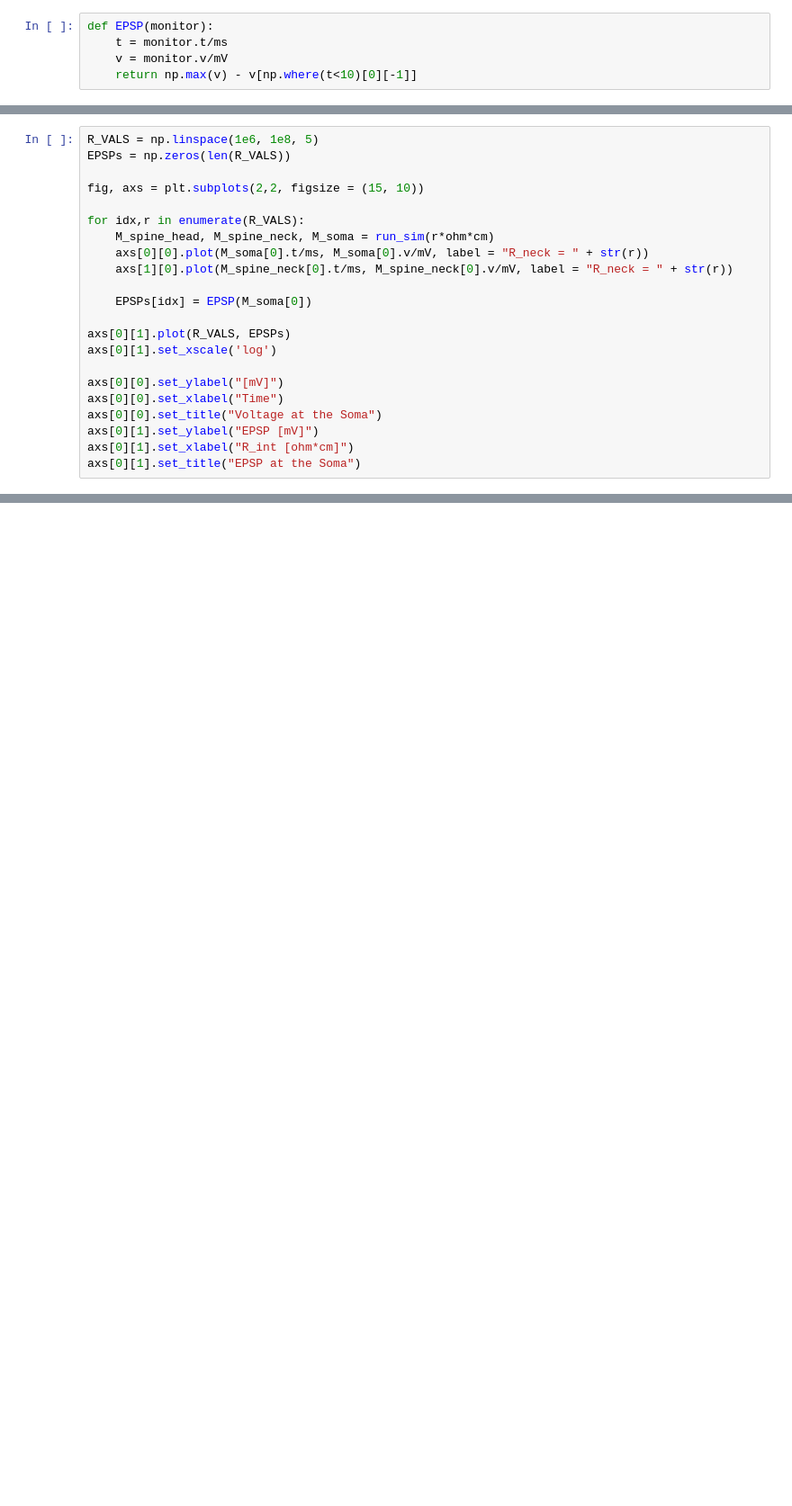
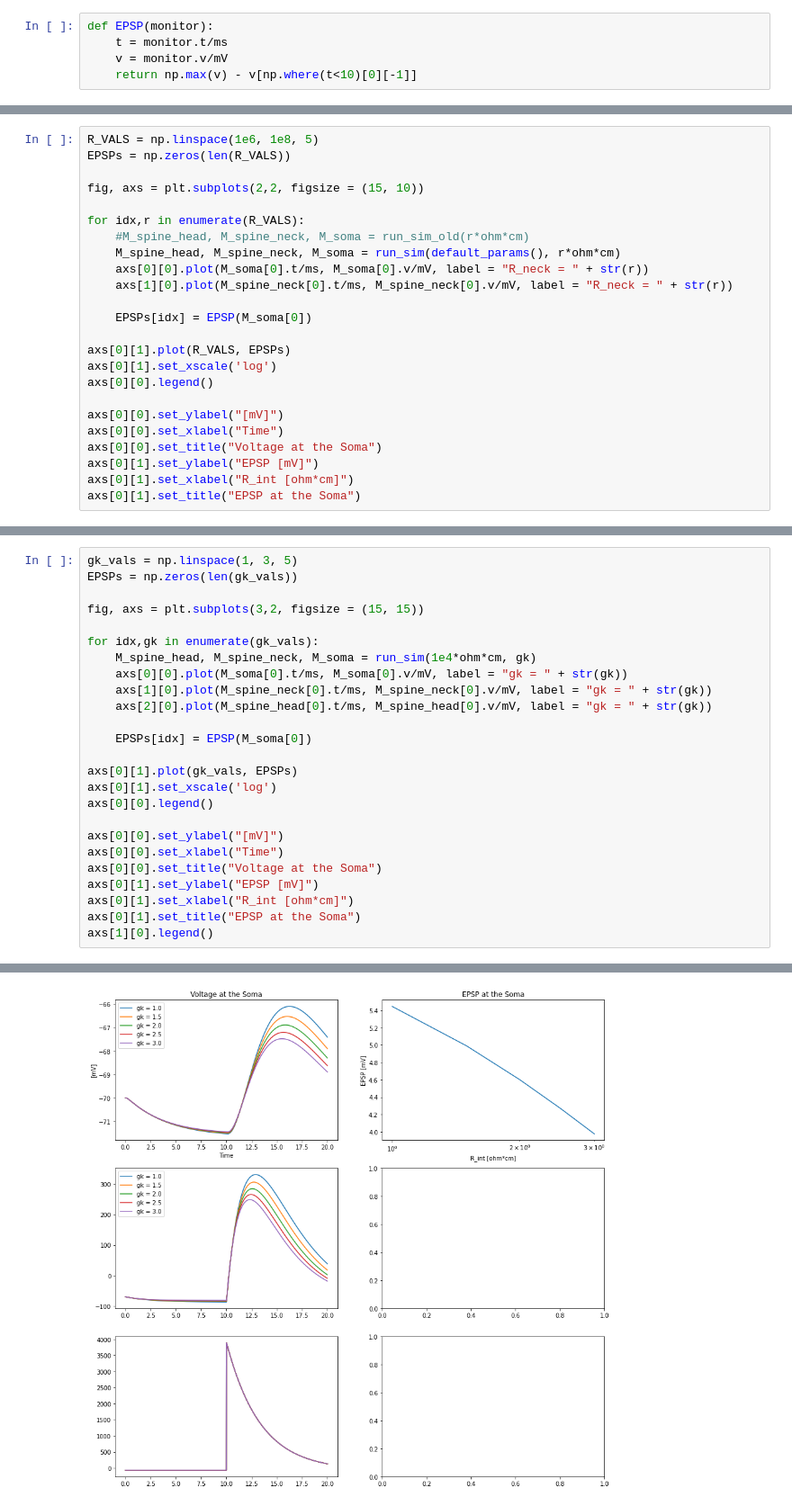
Before and after one commit to harpercho/dendritic-spines, a Jupyter notebook: simulation.ipynb, the cells around one changed output, grey strips where cells are left out. Shown at 90% size. Cells and saved outputs as stored; diff of their text form; blank space fills up the shorter version.

```diff
--- a/simulation.ipynb
+++ b/simulation.ipynb
@@ -148,7 +318,8 @@ EPSPs = np.zeros(len(R_VALS))
 fig, axs = plt.subplots(2,2, figsize = (15, 10))
 
 for idx,r in enumerate(R_VALS):
-    M_spine_head, M_spine_neck, M_soma = run_sim(r*ohm*cm)
+    #M_spine_head, M_spine_neck, M_soma = run_sim_old(r*ohm*cm)
+    M_spine_head, M_spine_neck, M_soma = run_sim(default_params(), r*ohm*cm)
     axs[0][0].plot(M_soma[0].t/ms, M_soma[0].v/mV, label = "R_neck = " + str(r))
     axs[1][0].plot(M_spine_neck[0].t/ms, M_spine_neck[0].v/mV, label = "R_neck = " + str(r))
 
@@ -156,6 +327,7 @@ for idx,r in enumerate(R_VALS):
 
 axs[0][1].plot(R_VALS, EPSPs)
 axs[0][1].set_xscale('log')
+axs[0][0].legend()
 
 axs[0][0].set_ylabel("[mV]")
 axs[0][0].set_xlabel("Time")
@@ -170,0 +349,26 @@ fig
+# %%
+gk_vals = np.linspace(1, 3, 5)
+EPSPs = np.zeros(len(gk_vals))
+
+fig, axs = plt.subplots(3,2, figsize = (15, 15))
+
+for idx,gk in enumerate(gk_vals):
+    M_spine_head, M_spine_neck, M_soma = run_sim(1e4*ohm*cm, gk)
+    axs[0][0].plot(M_soma[0].t/ms, M_soma[0].v/mV, label = "gk = " + str(gk))
+    axs[1][0].plot(M_spine_neck[0].t/ms, M_spine_neck[0].v/mV, label = "gk = " + str(gk))
+    axs[2][0].plot(M_spine_head[0].t/ms, M_spine_head[0].v/mV, label = "gk = " + str(gk))
+
+    EPSPs[idx] = EPSP(M_soma[0])
+
+axs[0][1].plot(gk_vals, EPSPs)
+axs[0][1].set_xscale('log')
+axs[0][0].legend()
+
+axs[0][0].set_ylabel("[mV]")
+axs[0][0].set_xlabel("Time")
+axs[0][0].set_title("Voltage at the Soma")
+axs[0][1].set_ylabel("EPSP [mV]")
+axs[0][1].set_xlabel("R_int [ohm*cm]")
+axs[0][1].set_title("EPSP at the Soma")
+axs[1][0].legend()
+# %% [output]
@@ -170,0 +376 @@ fig
+[figure, added]
```
Also changed, not shown: parts of 17 cells of this notebook, 3 other files.
